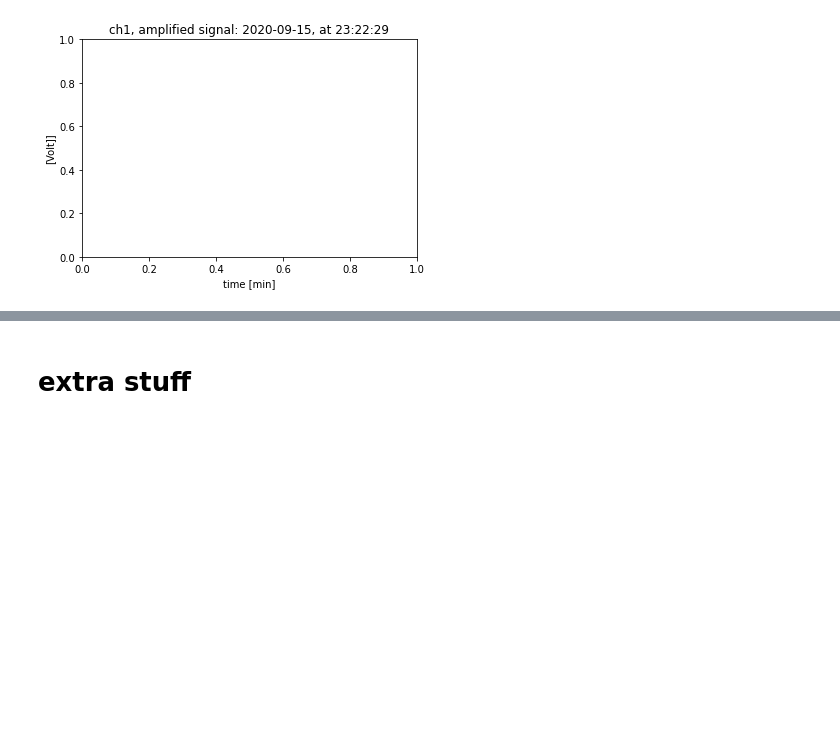
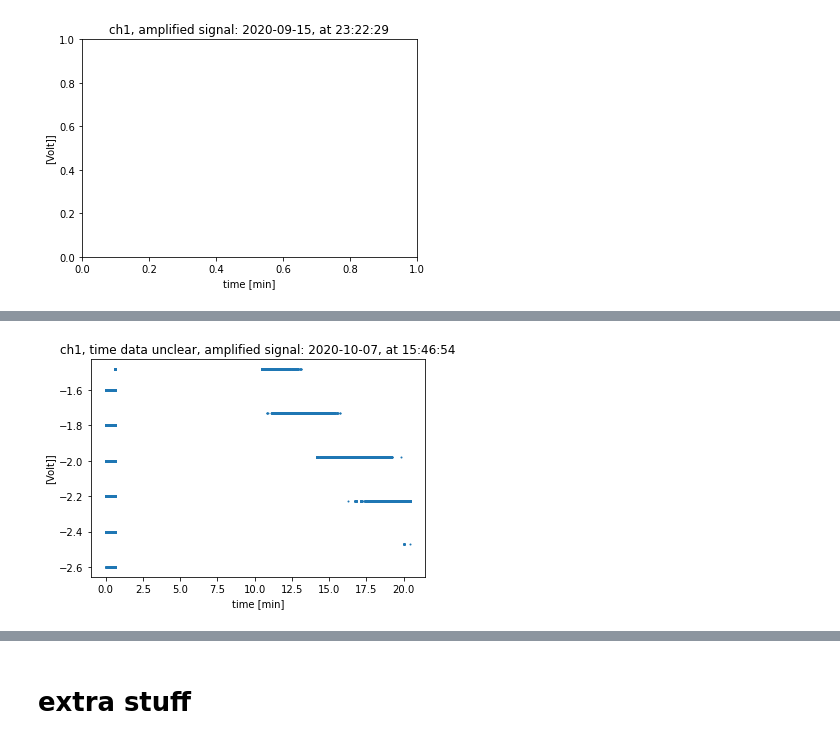
Before and after one commit to EinavGry/Lab---precision-measurements, a Jupyter notebook: Reading_out_data.ipynb, the cells around one changed output, grey strips where cells are left out. Saved outputs shown, nothing was run; the diff lists cells and outputs as text; code cells hidden in the pictures; blank space fills up the shorter version.

Commit message:
connect to scope

```diff
--- a/Reading_out_data.ipynb
+++ b/Reading_out_data.ipynb
@@ -1737,0 +1748,80 @@ round_done(repo_path)
+# %%
+# 20201007_1546
+
+# set path to get data
+pickle_path = get_pickle_path(repo_path)
+os.chdir(pickle_path)
+
+# get data
+file_name = 'data_20201007_1546.pickle'
+
+f = open(file_name,'rb')
+scope_data = pickle.load(f)
+# print(scope_data)
+print(len(scope_data))
+start_time = scope_data[2]
+
+
+ch1_data = []
+ch1_time = []
+ch4_data = []
+ch4_time = []
+ch3_data = []
+ch3_time = []
+print(start_time)
+add_the_time = datetime.datetime.fromtimestamp(start_time).strftime('%Y%m%d_%H%M')
+print(add_the_time)
+
+with open(file_name, 'rb') as handle:
+        try:
+            while True:
+                temp_array = pickle.load(handle)
+                print(len(temp_array))
+#                 print(temp_array[0])
+
+                data_time = temp_array[2]
+                time_diff = (data_time - start_time)/60
+                new_ch1_data = temp_array[3]
+                time_vec = temp_array[4]
+
+
+                ch1_t =[t+time_diff for t in time_vec] # [(data_time+t-start_time)/60 for t in time_vec]
+                ch1_data = ch1_data + new_ch1_data
+                ch1_time = ch1_time + ch1_t
+
+                new_ch3_data = temp_array[5]
+                ch3_time_vec = temp_array[6]
+                ch3_t =[t+time_diff for t in ch3_time_vec] # [data_time+t-start_time for t in ch3_time_vec]
+                ch3_data = ch3_data + new_ch3_data
+                ch3_time = ch3_time + ch3_t
+
+                new_ch4_data = temp_array[7]
+                ch4_time_vec = temp_array[8]
+                ch4_t =[t+time_diff for t in ch4_time_vec] # [data_time+t-start_time for t in ch4_time_vec]
+                ch4_data = ch4_data + new_ch4_data
+                ch4_time = ch4_time + ch4_t
+
+        except EOFError:
+            pass
+
+
+t = ch4_time[:len(ch1_data)]
+x = ch1_data
+ch_num = "ch1, time data unclear"
+ch_name = "amplified signal"
+plotting_saving_ch(t,x,start_time,ch_num,ch_name)
+
+t = ch4_time
+x = ch4_data
+ch_num = "ch4, time data unclear"
+ch_name = "non-amp-signal"
+plotting_saving_ch(t,x,start_time,ch_num,ch_name)
+
+t = ch3_time
+x = ch3_data
+ch_num = "ch3, time data unclear"
+ch_name = "sum"
+plotting_saving_ch(t,x,start_time,ch_num,ch_name)
+
+round_done(repo_path)
+# %% [output]
@@ -1737,0 +1834 @@ round_done(repo_path)
+[figure, added]
```
Also changed, not shown: parts of 6 cells of this notebook, 4 other files.
